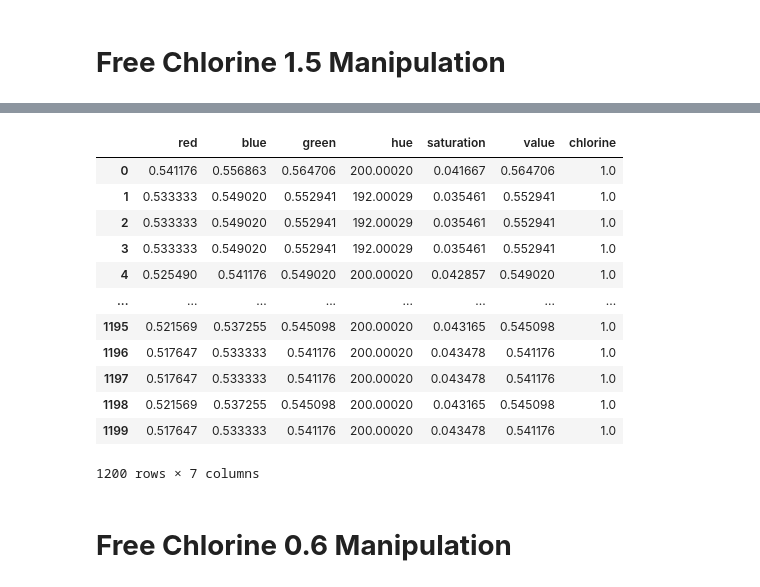
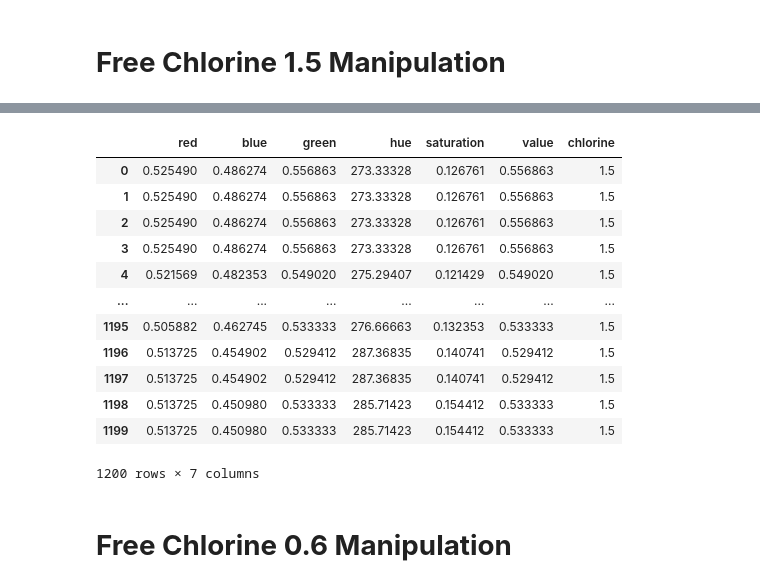
Before and after one commit to EmmanuelOoko/pHChlorine, a Jupyter notebook: chlorine_data.ipynb, the cells around one changed output, grey strips where cells are left out. Saved outputs shown, nothing was run; the diff lists cells and outputs as text; code cells hidden in the pictures.

```diff
--- a/chlorine_data.ipynb
+++ b/chlorine_data.ipynb
@@ -139,8 +103,8 @@ fcl3
 # %% [markdown]
 # **Free Chlorine 1.5 Manipulation**
 # %%
-fcl_15b = pd.read_csv("/content/chlorine_data/fcl_1.5_rgb.csv")
-fcl_15v = pd.read_csv("/content/chlorine_data/fcl_1.5_hsv.csv")
+fcl_15b = pd.read_csv("/content/drive/MyDrive/4.2/IS_2/chlorine_csv/cl1.5_rgb.csv")
+fcl_15v = pd.read_csv("/content/drive/MyDrive/4.2/IS_2/chlorine_csv/cl1.5_hsv.csv")
 # %%
 fcl_15b.drop(['Unnamed: 0', 'chlorine'],  axis=1, inplace=True)
 fcl_15b.drop(fcl_15b.index[1200:], inplace=True)
@@ -178,21 +118,21 @@ fcl_15v
 # %%
 fcl15 = pd.DataFrame()
-fcl15 = pd.concat([fcl_1b, fcl_1v], axis=1)
-fcl15.to_csv('/content/chlorine_data/fcl1.5.csv')
+fcl15 = pd.concat([fcl_15b, fcl_15v], axis=1)
+#fcl15.to_csv('/content/chlorine_data/fcl1.5.csv')
 fcl15
 # %% [output]
 |  | red | blue | green | hue | saturation | value | chlorine |
-| 0 | 0.541176 | 0.556863 | 0.564706 | 200.00020 | 0.041667 | 0.564706 | 1.0 |
-| 1 | 0.533333 | 0.549020 | 0.552941 | 192.00029 | 0.035461 | 0.552941 | 1.0 |
-| 2 | 0.533333 | 0.549020 | 0.552941 | 192.00029 | 0.035461 | 0.552941 | 1.0 |
-| 3 | 0.533333 | 0.549020 | 0.552941 | 192.00029 | 0.035461 | 0.552941 | 1.0 |
-| 4 | 0.525490 | 0.541176 | 0.549020 | 200.00020 | 0.042857 | 0.549020 | 1.0 |
+| 0 | 0.525490 | 0.486274 | 0.556863 | 273.33328 | 0.126761 | 0.556863 | 1.5 |
+| 1 | 0.525490 | 0.486274 | 0.556863 | 273.33328 | 0.126761 | 0.556863 | 1.5 |
+| 2 | 0.525490 | 0.486274 | 0.556863 | 273.33328 | 0.126761 | 0.556863 | 1.5 |
+| 3 | 0.525490 | 0.486274 | 0.556863 | 273.33328 | 0.126761 | 0.556863 | 1.5 |
+| 4 | 0.521569 | 0.482353 | 0.549020 | 275.29407 | 0.121429 | 0.549020 | 1.5 |
 | ... | ... | ... | ... | ... | ... | ... | ... |
-| 1195 | 0.521569 | 0.537255 | 0.545098 | 200.00020 | 0.043165 | 0.545098 | 1.0 |
-| 1196 | 0.517647 | 0.533333 | 0.541176 | 200.00020 | 0.043478 | 0.541176 | 1.0 |
-| 1197 | 0.517647 | 0.533333 | 0.541176 | 200.00020 | 0.043478 | 0.541176 | 1.0 |
-| 1198 | 0.521569 | 0.537255 | 0.545098 | 200.00020 | 0.043165 | 0.545098 | 1.0 |
-| 1199 | 0.517647 | 0.533333 | 0.541176 | 200.00020 | 0.043478 | 0.541176 | 1.0 |
+| 1195 | 0.505882 | 0.462745 | 0.533333 | 276.66663 | 0.132353 | 0.533333 | 1.5 |
+| 1196 | 0.513725 | 0.454902 | 0.529412 | 287.36835 | 0.140741 | 0.529412 | 1.5 |
+| 1197 | 0.513725 | 0.454902 | 0.529412 | 287.36835 | 0.140741 | 0.529412 | 1.5 |
+| 1198 | 0.513725 | 0.450980 | 0.533333 | 285.71423 | 0.154412 | 0.533333 | 1.5 |
+| 1199 | 0.513725 | 0.450980 | 0.533333 | 285.71423 | 0.154412 | 0.533333 | 1.5 |
 1200 rows × 7 columns
 # %% [markdown]
 # **Free Chlorine 0.6 Manipulation**
```
Also changed, not shown: parts of 51 cells of this notebook.
